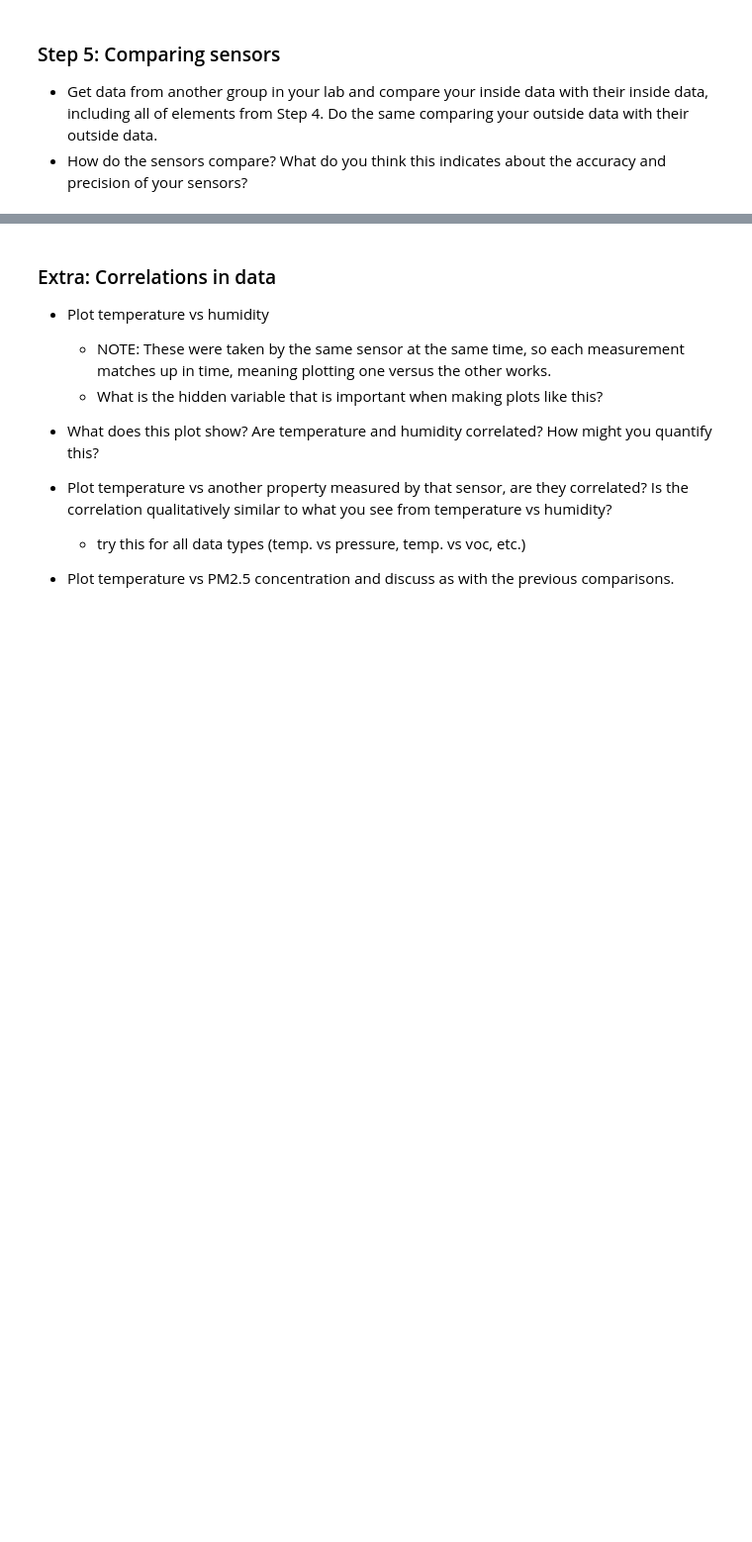
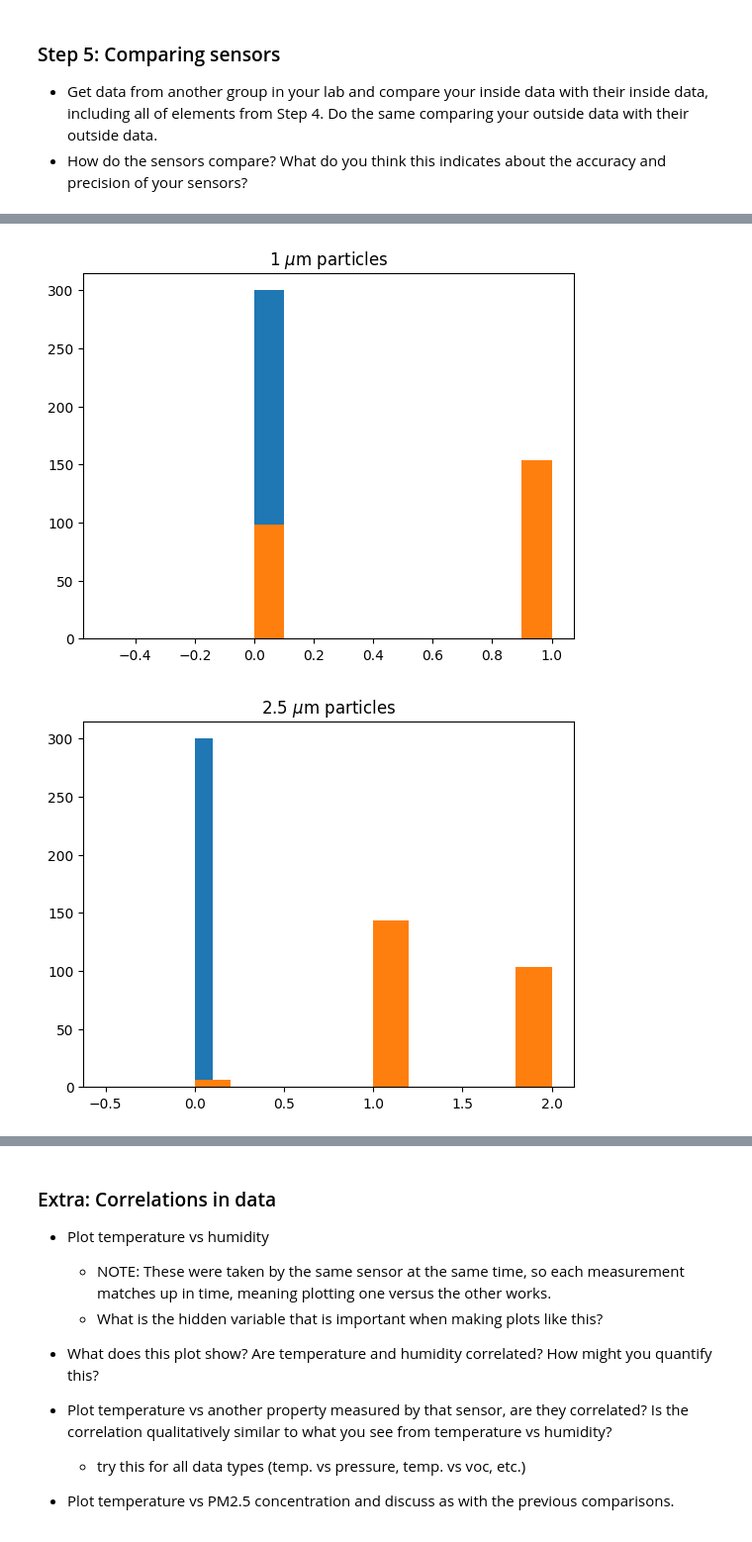
Before and after one commit to ElanPB/E11_Carlos_Elan, a Jupyter notebook: Week_6_Lab.ipynb, the cells around one changed output, grey strips where cells are left out. Shown at 99% size. Saved outputs shown, nothing was run; the diff lists cells and outputs as text; code cells hidden in the pictures; blank space fills up the shorter version.

```diff
--- a/Week_6_Lab.ipynb
+++ b/Week_6_Lab.ipynb
@@ -253,0 +270,6 @@ display(their_outdoor)
+# %%
+plotCSVhist(indoor, their_indoor, "Indoors (us)", "Indoors (them)")
+plt.show()
+# %% [output]
+[figure, added]
+[figure, added]
```
Also changed, not shown: parts of 4 cells of this notebook.
